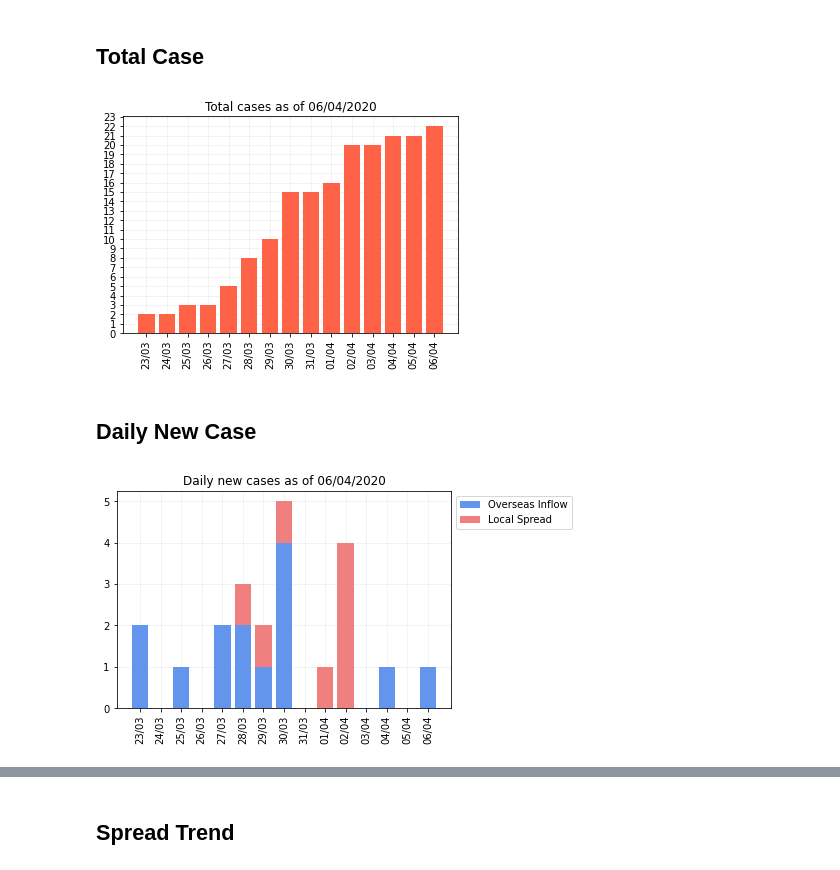
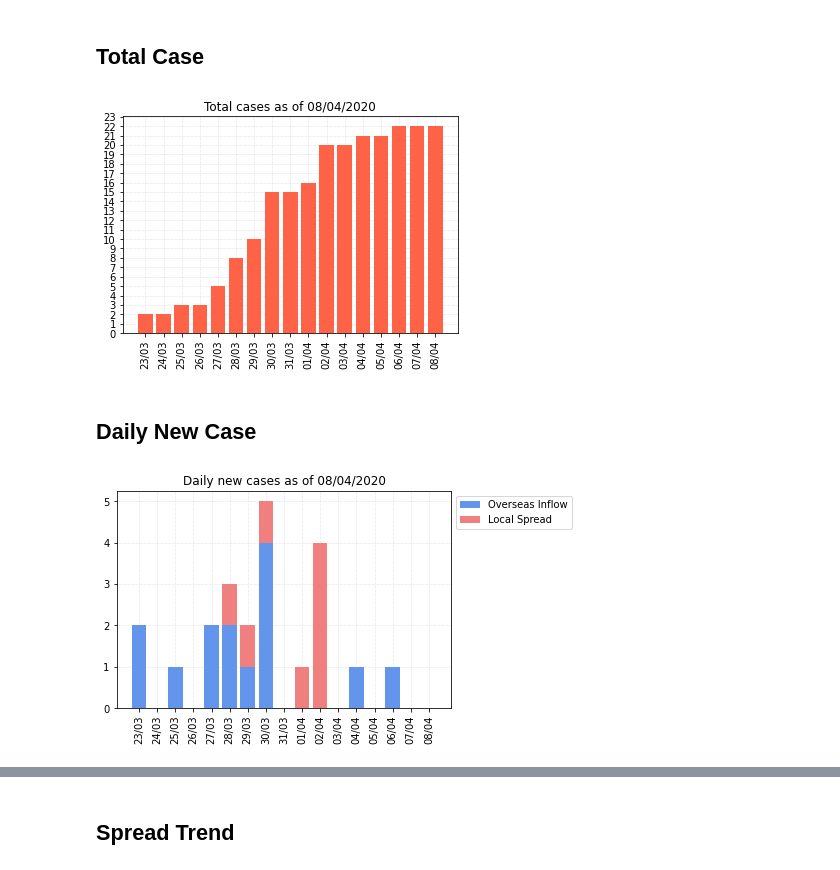
Before and after one commit to finerbrighterlighter/myanmar_covid19, a Jupyter notebook: exponential_growth.ipynb, the cells around one changed output, grey strips where cells are left out. Cells and saved outputs as stored; diff of their text form; code cells hidden in the pictures.

```diff
--- a/exponential_growth.ipynb
+++ b/exponential_growth.ipynb
@@ -78,7 +79,7 @@ case_df
 | 9 | 2020-04-06 | 1 | 0 |
 # %%
 timeline_df = pd.DataFrame(columns=["ndays","date"])
-timeline_df["ndays"] = np.arange(len(pd.date_range(start=df.ann_date.min(), end=df.ann_date.max())))
+timeline_df["ndays"] = np.arange(len(pd.date_range(start=df.ann_date.min(), end=pd.to_datetime("today"))))
 timeline_df.loc[0,"date"]=df.ann_date.min()
 for i in range(1,len(timeline_df)):
     timeline_df.loc[i,"date"] = timeline_df.loc[i-1,"date"] + pd.Timedelta(days=1)
@@ -116,42 +119,43 @@ fig, ax = plt.subplots()
 ax.grid(linestyle=':', linewidth='0.5', color='silver')
 ax.set_axisbelow(True)
 
-xindex = np.arange(len(pd.date_range(start=timeline_df.date.min(), end=timeline_df.date.max())))
+xindex = np.arange(len(pd.date_range(start=timeline_df.date.min(), end=pd.to_datetime("today"))))
 
-plt.xticks(xindex,pd.date_range(start=timeline_df.date.min(), end=timeline_df.date.max()).strftime('%d/%m'), fontsize=10, rotation=90)
+
+plt.xticks(xindex,pd.date_range(start=timeline_df.date.min(), end=pd.to_datetime("today")).strftime('%d/%m'), fontsize=10, rotation=90)
 plt.gca().yaxis.set_major_locator(mticker.MultipleLocator(1))
 
 plt.bar(xindex, timeline_df["total"], color = "tomato")
+plt.title("Total cases as of "+str(pd.to_datetime("today").strftime("%d/%m/%Y")))
 
-plt.title("Total cases as of "+str(timeline_df.date.max().strftime("%d/%m/%Y")))
 
-tot_cases = str(df["ann_date"][df.index[-1]])+"_total_cases.svg"
-plt.savefig(tot_cases, bbox_inches = "tight")
+tot_cases = str(pd.to_datetime("today").strftime("%d-%m-%Y"))+"_total_cases.svg"
+plt.savefig(tot_cases, bbox_inches = "tight", format="svg")
 plt.show()
 files.download(tot_cases)
 # %% [output]
-[figure, old version]
+[figure, new version]
 # %% [markdown]
 ## Daily New Case
 # %%
 fig, ax = plt.subplots()
 ax.grid(linestyle=':', linewidth='0.5', color='silver')
 ax.set_axisbelow(True)
 
-xindex = np.arange(len(pd.date_range(start=timeline_df.date.min(), end=timeline_df.date.max())))
+xindex = np.arange(len(pd.date_range(start=timeline_df.date.min(), end=pd.to_datetime("today"))))
 
-plt.xticks(xindex,pd.date_range(start=timeline_df.date.min(), end=timeline_df.date.max()).strftime('%d/%m'), fontsize=10, rotation=90)
+plt.xticks(xindex,pd.date_range(start=timeline_df.date.min(), end=pd.to_datetime("today")).strftime('%d/%m'), fontsize=10, rotation=90)
 plt.gca().yaxis.set_major_locator(mticker.MultipleLocator(1))
 
 oi_case = plt.bar(xindex, timeline_df["overseas_inflow"], color = "cornflowerblue")
 ls_case = plt.bar(xindex, timeline_df["local_spread"], bottom=timeline_df["overseas_inflow"], color = "lightcoral")
 
-plt.title("Daily new cases as of "+str(timeline_df.date.max().strftime("%d/%m/%Y")))
+plt.title("Daily new cases as of "+str(pd.to_datetime("today").strftime("%d/%m/%Y")))
 plt.legend((oi_case[0],ls_case[0]), ("Overseas Inflow", "Local Spread"),loc='upper left', bbox_to_anchor=(1, 1))
 
-new_cases = str(df["ann_date"][df.index[-1]])+"_new_cases.svg"
+new_cases = str(pd.to_datetime("today").strftime("%d-%m-%Y"))+"_new_cases.svg"
 plt.savefig(new_cases, bbox_inches = "tight")
 plt.show()
 files.download(new_cases)
 # %% [output]
-[figure, old version]
+[figure, new version]
```
Also changed, not shown: parts of 17 cells of this notebook.
